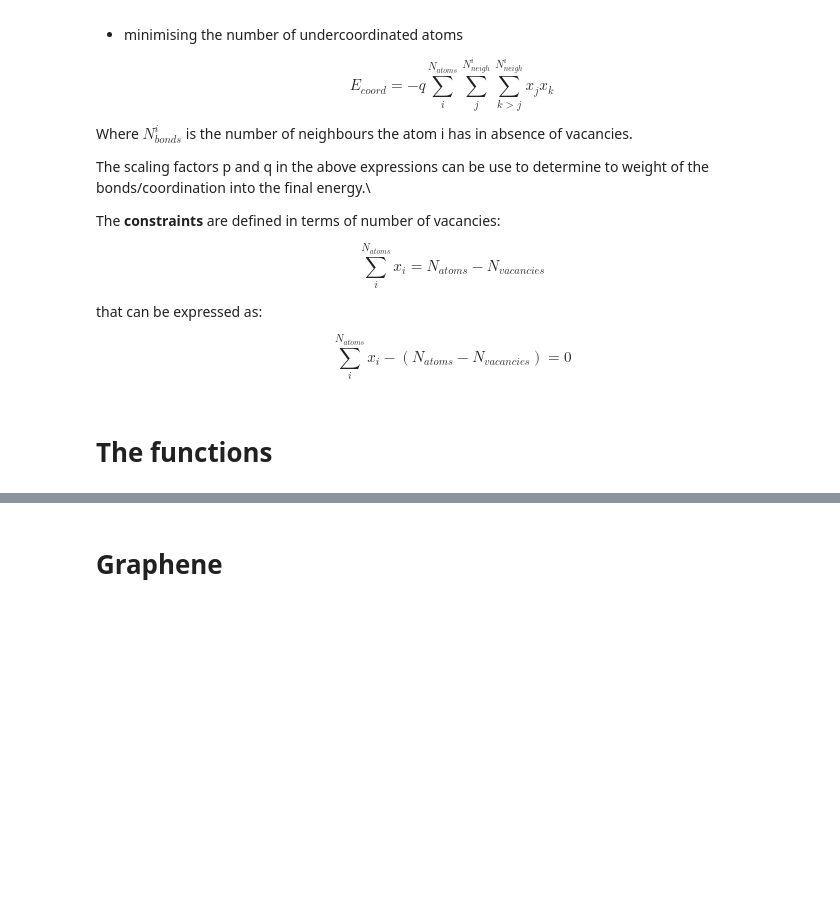
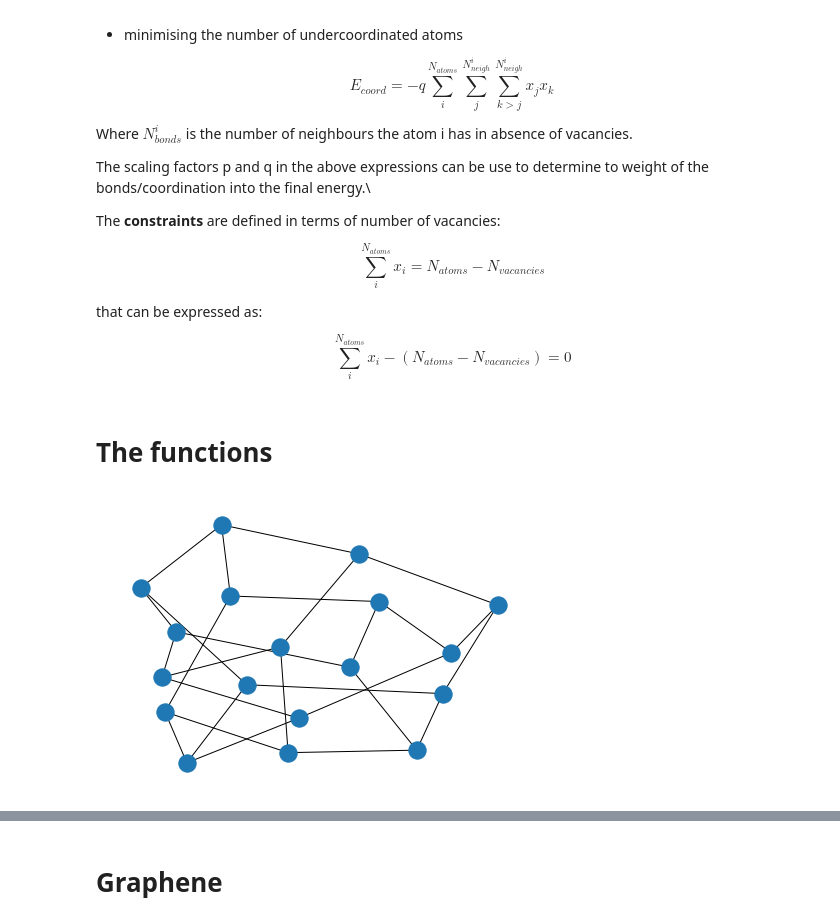
Before and after one commit to cmc-ucl/quantum_computing, a Jupyter notebook: AQC_CMC_workflow.ipynb, the cells around one changed output, grey strips where cells are left out. Saved outputs shown, nothing was run; the diff lists cells and outputs as text; code cells hidden in the pictures; blank space fills up the shorter version.

```diff
--- a/AQC_CMC_workflow.ipynb
+++ b/AQC_CMC_workflow.ipynb
@@ -532,6 +539,12 @@ def build_graph(structure):
     G = StructureGraph.with_local_env_strategy(structure,MinimumDistanceNN())
 
     return Graph(G.graph)
+# %%
+import networkx as nx
+G = build_graph(structure)
+nx.draw(G)
+# %% [output]
+[figure, added]
 # %%
 def build_discrete_constrained_quadratic_model(structure,use_coord = True, num_vacancies = 0,
                           weight_1=10, weight_2 = 1, lagrange = 1000):
```
Also changed, not shown: parts of 17 cells of this notebook.
